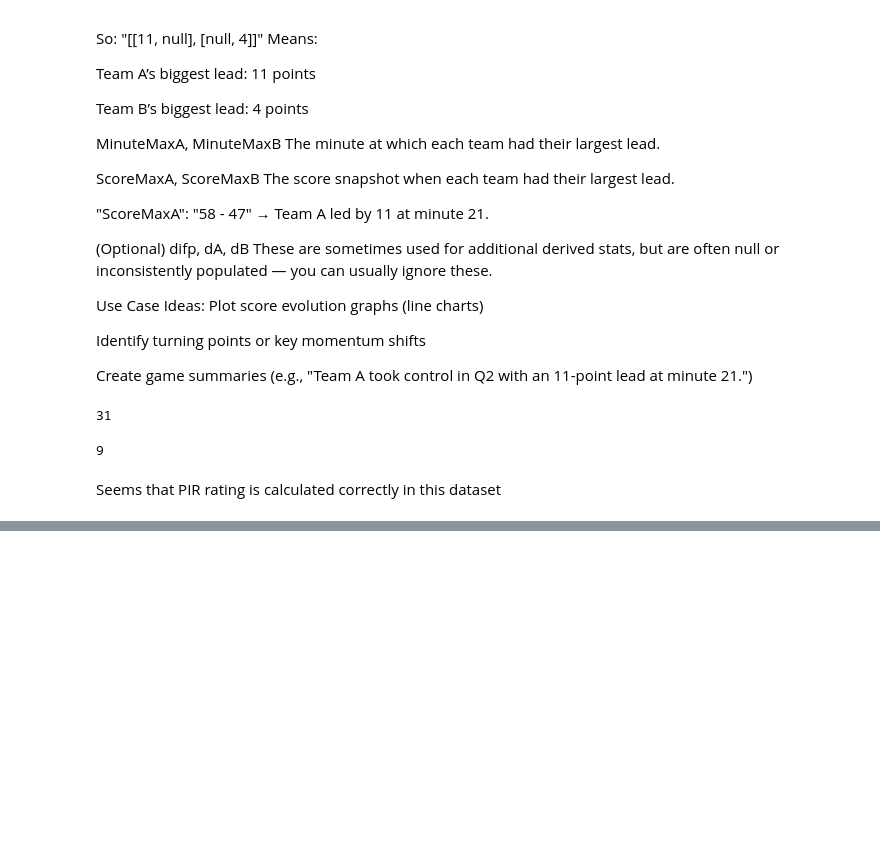
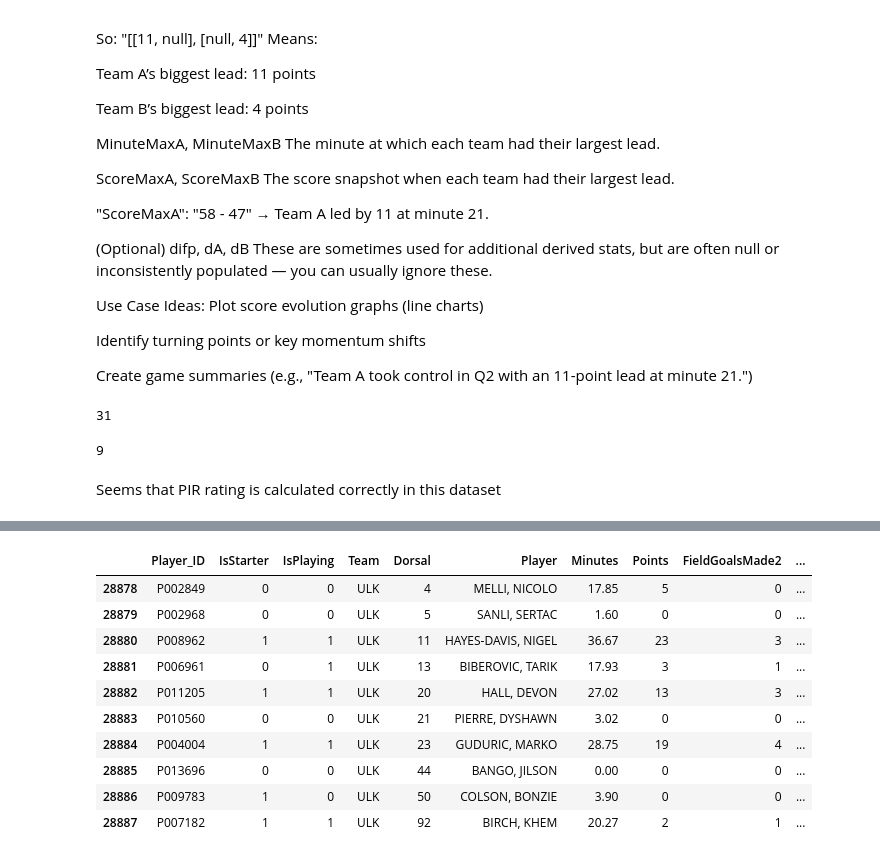
Before and after one commit to Mantas-Butenas/Euroleague-data-analysis, a Jupyter notebook: Euroleague.ipynb, the cells around one changed output, grey strips where cells are left out. Cells and saved outputs as stored; diff of their text form; code cells hidden in the pictures; blank space fills up the shorter version.

```diff
--- a/Euroleague.ipynb
+++ b/Euroleague.ipynb
@@ -324,7 +304,7 @@ POINTS_A, POINTS_B	Updated score after the basket: Team A’s and Team B’s sco
 UTC	UTC timestamp of when the event occurred (YYYYMMDDHHMMSS). Helpful for ordering.
 # %%
 # Load a 'PlayByPlay' sample file
-with open('data/E2024/playbyplay/game_250.json', 'r', encoding='utf-8') as f:
+with open('data/E2024/playbyplay/250.json', 'r', encoding='utf-8') as f:
     data_pbp = json.load(f)
 
 # # Preview the top-level keys and structure
@@ -692,0 +713,14 @@ Index(['Player_ID', 'IsStarter', 'IsPlaying', 'Team', 'Dorsal', 'Player',
+# %%
+df.sort_values(['SeasonCode', 'GameCode']).tail(10)
+# %% [output]
+|  | Player_ID | IsStarter | IsPlaying | Team | Dorsal | Player | Minutes | Points | FieldGoalsMade2 | ... |
+| 28878 | P002849 | 0 | 0 | ULK | 4 | MELLI, NICOLO | 17.85 | 5 | 0 | ... |
+| 28879 | P002968 | 0 | 0 | ULK | 5 | SANLI, SERTAC | 1.60 | 0 | 0 | ... |
+| 28880 | P008962 | 1 | 1 | ULK | 11 | HAYES-DAVIS, NIGEL | 36.67 | 23 | 3 | ... |
+| 28881 | P006961 | 0 | 1 | ULK | 13 | BIBEROVIC, TARIK | 17.93 | 3 | 1 | ... |
+| 28882 | P011205 | 1 | 1 | ULK | 20 | HALL, DEVON | 27.02 | 13 | 3 | ... |
+| 28883 | P010560 | 0 | 0 | ULK | 21 | PIERRE, DYSHAWN | 3.02 | 0 | 0 | ... |
+| 28884 | P004004 | 1 | 1 | ULK | 23 | GUDURIC, MARKO | 28.75 | 19 | 4 | ... |
+| 28885 | P013696 | 0 | 0 | ULK | 44 | BANGO, JILSON | 0.00 | 0 | 0 | ... |
+| 28886 | P009783 | 1 | 0 | ULK | 50 | COLSON, BONZIE | 3.90 | 0 | 0 | ... |
+| 28887 | P007182 | 1 | 1 | ULK | 92 | BIRCH, KHEM | 20.27 | 2 | 1 | ... |
```
Also changed, not shown: parts of 44 cells of this notebook, 3 other files.
